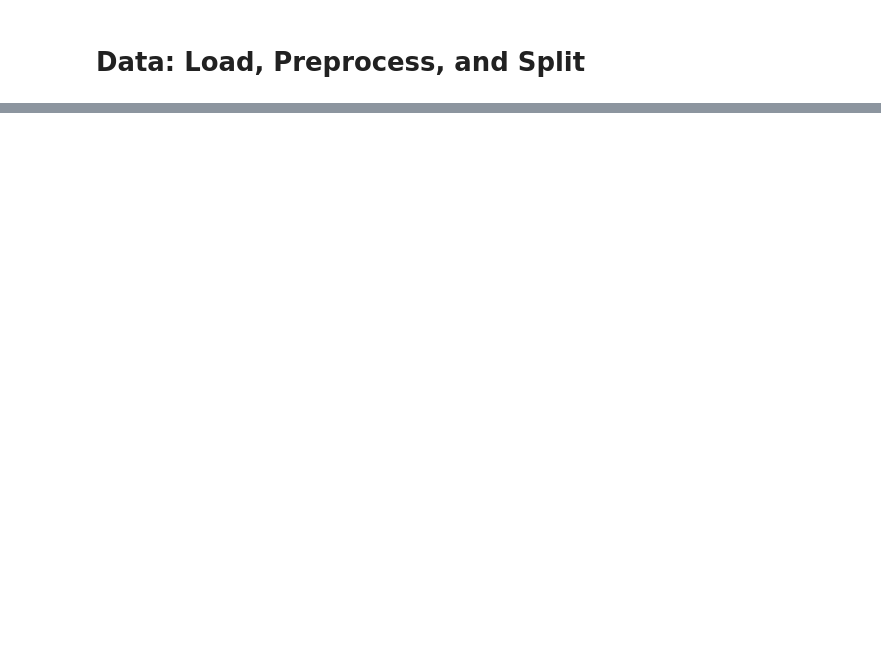
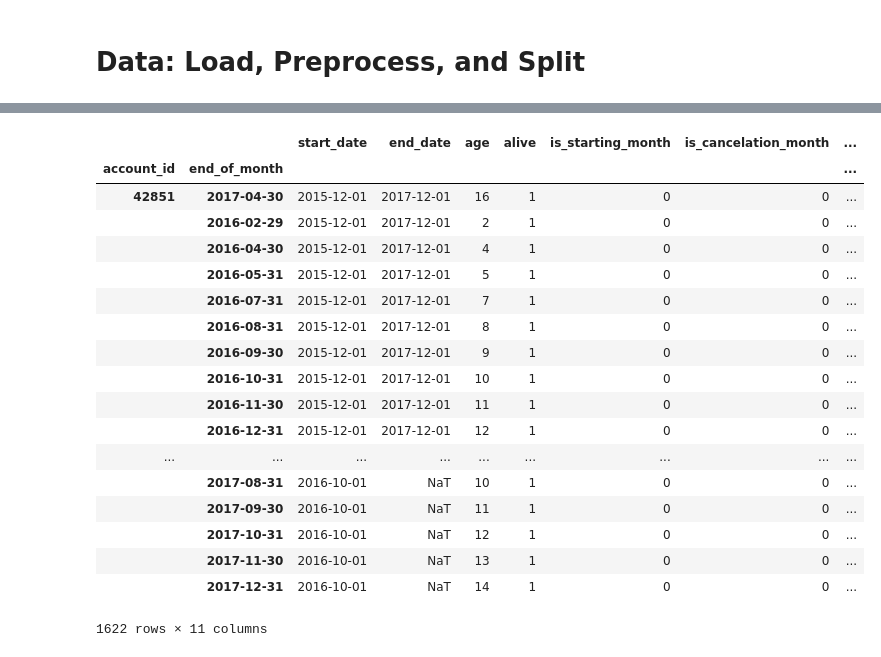
Before and after one commit to fmfn/ShiftedBetaGeometric, a Jupyter notebook: notebooks/scratch.ipynb, the cells around one changed output, grey strips where cells are left out. Drawn from its saved outputs; the diff is of its cells as text; code cells hidden in the pictures; blank space fills up the shorter version.

```diff
--- a/notebooks/scratch.ipynb
+++ b/notebooks/scratch.ipynb
@@ -590,0 +22,20 @@ ax.legend(loc=2)
+# %%
+jobber_data = loader.JobberDataLoader(path="../data/")
+raw_data = jobber_data.get_data()
+raw_data = raw_data.sample(100, random_state=189723)
+# %%
+%%time
+reload(util)
+data = util.SubscriptionData(
+    data=raw_data,
+    start_date_col="first_paying_date",
+    end_date_col="last_churn_date",
+    subscription_initial="initial_subscription_amt",
+    subscription_current="current_subscription_amt",
+    additional_cols=[raw_data["frequency"].astype("category")] + [
+        raw_data[col].apply(func).astype("category")
+        for col, func in jobber_data.transformations.items()
+    ],
+    split_at=datetime(2018, 1, 1),
+#     split_at=datetime.now(),
+)
@@ -590,0 +62,22 @@ ax.legend(loc=2)
+# %%
+data.cdtr.sort_values("end_date", ascending=False)
+# %% [output]
+|  |  | start_date | end_date | age | alive | is_starting_month | is_cancelation_month | ... |
+| account_id | end_of_month |  |  |  |  |  |  | ... |
+| 42851 | 2017-04-30 | 2015-12-01 | 2017-12-01 | 16 | 1 | 0 | 0 | ... |
+|  | 2016-02-29 | 2015-12-01 | 2017-12-01 | 2 | 1 | 0 | 0 | ... |
+|  | 2016-04-30 | 2015-12-01 | 2017-12-01 | 4 | 1 | 0 | 0 | ... |
+|  | 2016-05-31 | 2015-12-01 | 2017-12-01 | 5 | 1 | 0 | 0 | ... |
+|  | 2016-07-31 | 2015-12-01 | 2017-12-01 | 7 | 1 | 0 | 0 | ... |
+|  | 2016-08-31 | 2015-12-01 | 2017-12-01 | 8 | 1 | 0 | 0 | ... |
+|  | 2016-09-30 | 2015-12-01 | 2017-12-01 | 9 | 1 | 0 | 0 | ... |
+|  | 2016-10-31 | 2015-12-01 | 2017-12-01 | 10 | 1 | 0 | 0 | ... |
+|  | 2016-11-30 | 2015-12-01 | 2017-12-01 | 11 | 1 | 0 | 0 | ... |
+|  | 2016-12-31 | 2015-12-01 | 2017-12-01 | 12 | 1 | 0 | 0 | ... |
+| ... | ... | ... | ... | ... | ... | ... | ... | ... |
+|  | 2017-08-31 | 2016-10-01 | NaT | 10 | 1 | 0 | 0 | ... |
+|  | 2017-09-30 | 2016-10-01 | NaT | 11 | 1 | 0 | 0 | ... |
+|  | 2017-10-31 | 2016-10-01 | NaT | 12 | 1 | 0 | 0 | ... |
+|  | 2017-11-30 | 2016-10-01 | NaT | 13 | 1 | 0 | 0 | ... |
+|  | 2017-12-31 | 2016-10-01 | NaT | 14 | 1 | 0 | 0 | ... |
+1622 rows × 11 columns
```
Also changed, not shown: parts of 59 cells of this notebook, 16 other files.
